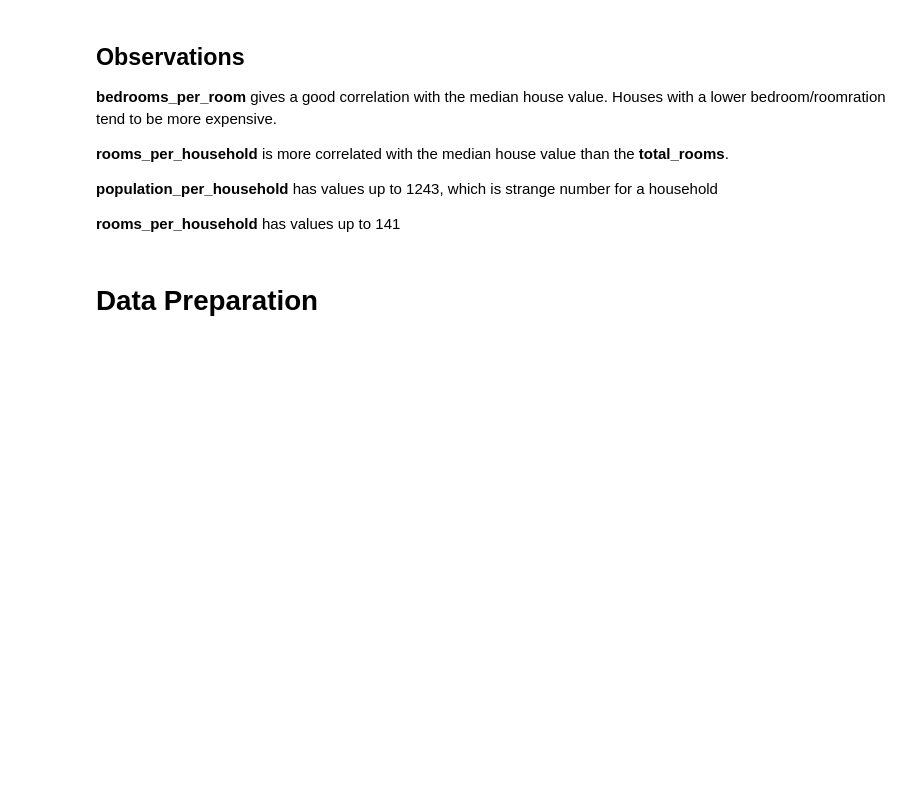
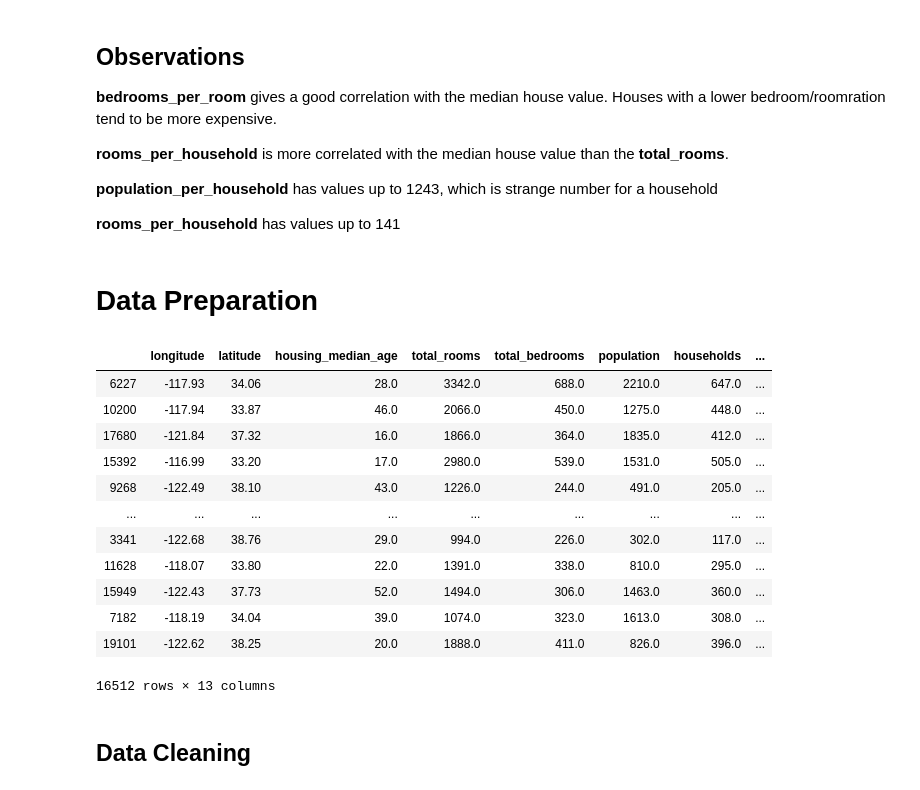
Before and after one commit to VladiGGeorgiev/ml-playground, a Jupyter notebook: ml/California-Median-House-Price.ipynb, the cells around one changed output. Drawn from its saved outputs; the diff is of its cells as text; code cells hidden in the pictures; blank space fills up the shorter version.

Commit message:
Data preparation for the California-Median-House-Price.ipynb

```diff
--- a/ml/California-Median-House-Price.ipynb
+++ b/ml/California-Median-House-Price.ipynb
@@ -268,0 +275,20 @@ Name: median_house_value, dtype: float64
+# %%
+housing_train_data = housing_train_data.drop("median_house_value", axis = 1)
+# %%
+housing_train_data
+# %% [output]
+|  | longitude | latitude | housing_median_age | total_rooms | total_bedrooms | population | households | ... |
+| 6227 | -117.93 | 34.06 | 28.0 | 3342.0 | 688.0 | 2210.0 | 647.0 | ... |
+| 10200 | -117.94 | 33.87 | 46.0 | 2066.0 | 450.0 | 1275.0 | 448.0 | ... |
+| 17680 | -121.84 | 37.32 | 16.0 | 1866.0 | 364.0 | 1835.0 | 412.0 | ... |
+| 15392 | -116.99 | 33.20 | 17.0 | 2980.0 | 539.0 | 1531.0 | 505.0 | ... |
+| 9268 | -122.49 | 38.10 | 43.0 | 1226.0 | 244.0 | 491.0 | 205.0 | ... |
+| ... | ... | ... | ... | ... | ... | ... | ... | ... |
+| 3341 | -122.68 | 38.76 | 29.0 | 994.0 | 226.0 | 302.0 | 117.0 | ... |
+| 11628 | -118.07 | 33.80 | 22.0 | 1391.0 | 338.0 | 810.0 | 295.0 | ... |
+| 15949 | -122.43 | 37.73 | 52.0 | 1494.0 | 306.0 | 1463.0 | 360.0 | ... |
+| 7182 | -118.19 | 34.04 | 39.0 | 1074.0 | 323.0 | 1613.0 | 308.0 | ... |
+| 19101 | -122.62 | 38.25 | 20.0 | 1888.0 | 411.0 | 826.0 | 396.0 | ... |
+16512 rows × 13 columns
+# %% [markdown]
+## Data Cleaning
```
Also changed, not shown: parts of 23 cells of this notebook.
